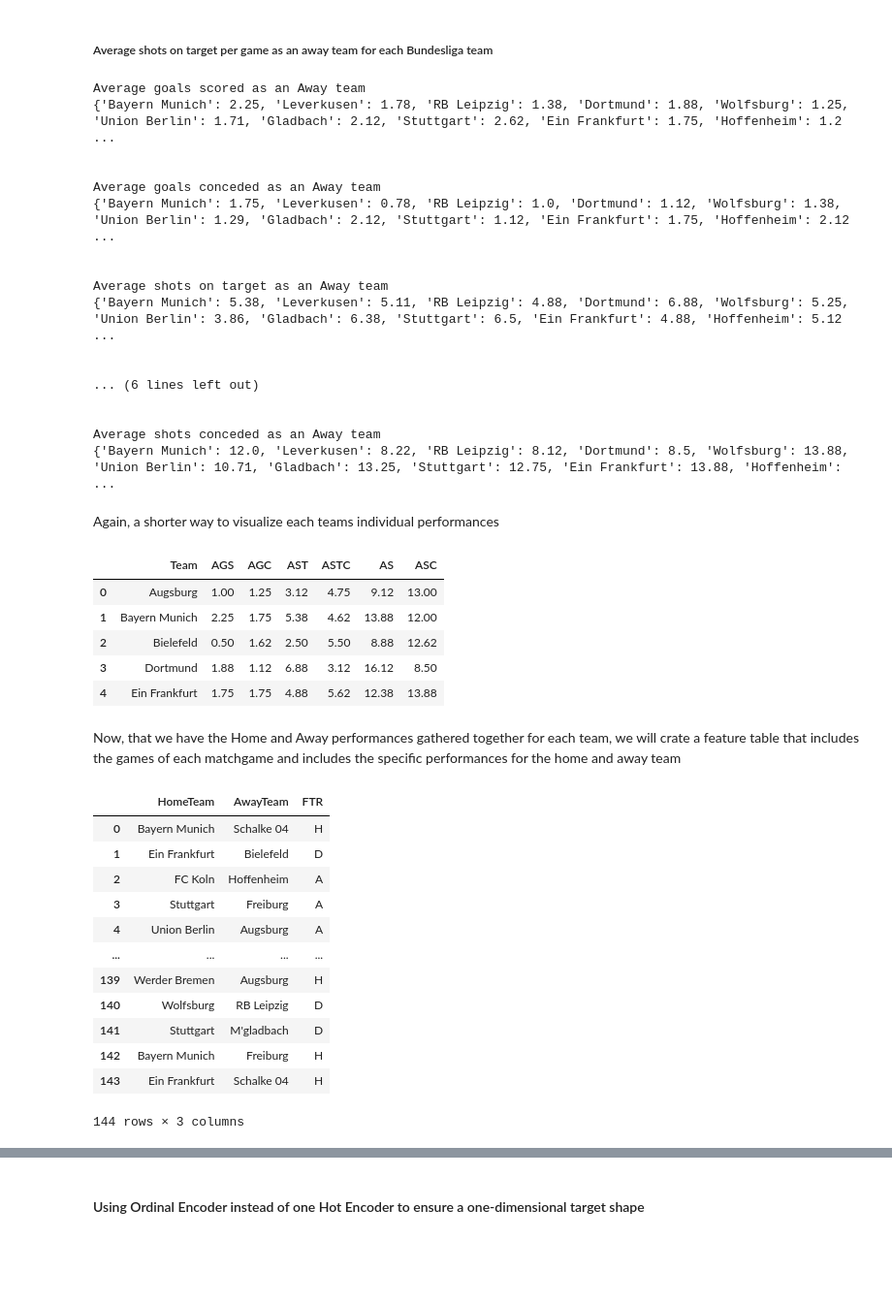
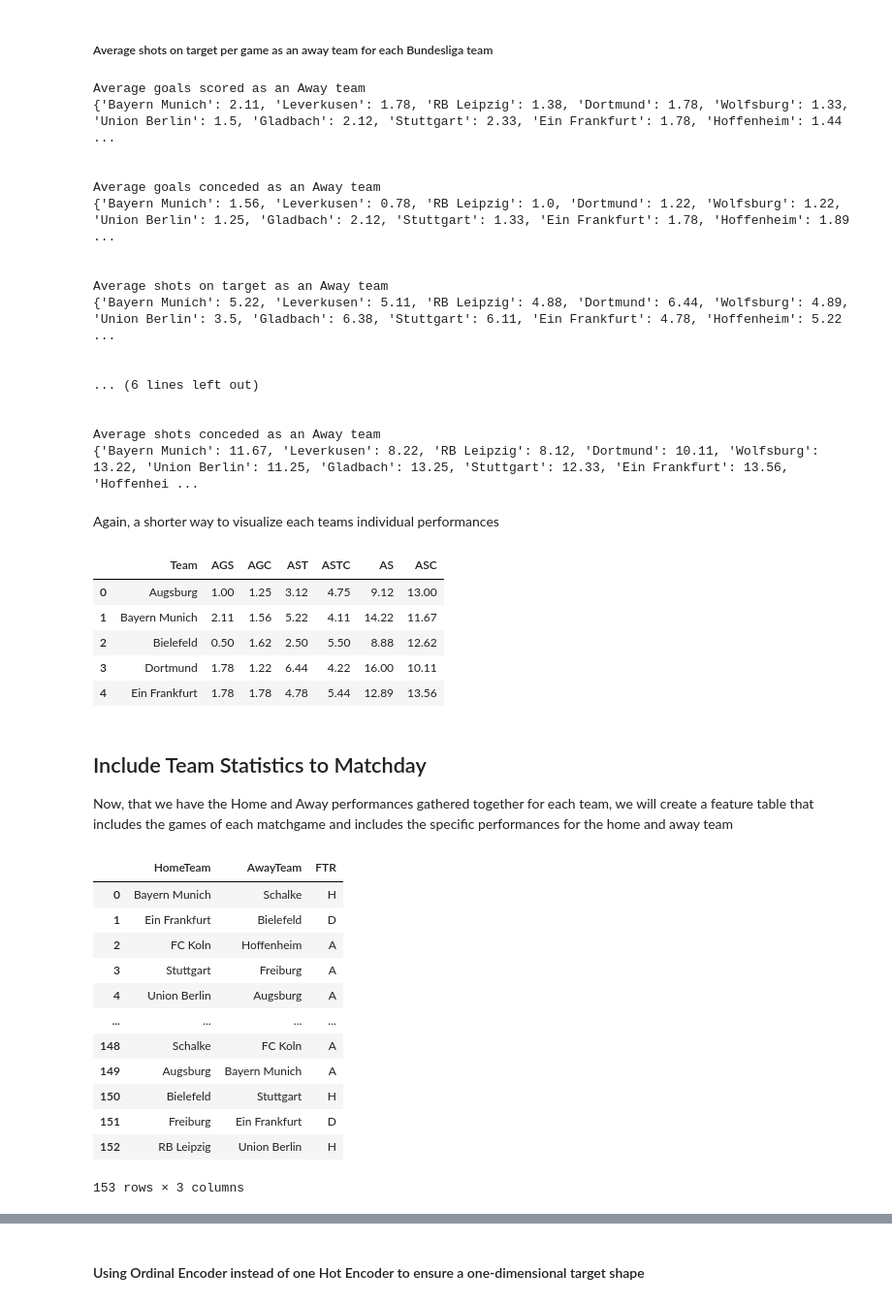
Before and after one commit to davidschs/SportsBetting-Algorithm, a Jupyter notebook: SportsBetting.ipynb, the cells around one changed output, grey strips where cells are left out. Shown at 97% size. Drawn from its saved outputs; the diff is of its cells as text; code cells hidden in the pictures; blank space fills up the shorter version.

```diff
--- a/SportsBetting.ipynb
+++ b/SportsBetting.ipynb
@@ -192,6 +173,6 @@ X1.head()
 - **HS** = Home team shots              $\qquad\qquad\qquad\;\;\;\;\;\;\;$  **AS** = Away team shots
 - **HST** = Home team shots on target   $\qquad\quad\;\;\;\;\;$  **AST** Away team shots on target
 # %%
-X1_clean = X1.drop(['HTR','FTR'], axis=1) # Dropping half time and full time result for training data
+X1_clean = X1.drop(['HTR'], axis=1) # Dropping half time result for training data
 X1_clean[0:10]
 # %% [output]
@@ -578,22 +559,22 @@ rounded_ASC = {key : round(avg_ASC[key], 2) for key in avg_ASC} # Round numbers
 print(rounded_ASC)
 # %% [output]
 Average goals scored as an Away team
-{'Bayern Munich': 2.25, 'Leverkusen': 1.78, 'RB Leipzig': 1.38, 'Dortmund': 1.88, 'Wolfsburg': 1.25, 'Union Berlin': 1.71, 'Gladbach': 2.12, 'Stuttgart': 2.62, 'Ein Frankfurt': 1.75, 'Hoffenheim': 1.2 ...
+{'Bayern Munich': 2.11, 'Leverkusen': 1.78, 'RB Leipzig': 1.38, 'Dortmund': 1.78, 'Wolfsburg': 1.33, 'Union Berlin': 1.5, 'Gladbach': 2.12, 'Stuttgart': 2.33, 'Ein Frankfurt': 1.78, 'Hoffenheim': 1.44 ...
 
 
 Average goals conceded as an Away team
-{'Bayern Munich': 1.75, 'Leverkusen': 0.78, 'RB Leipzig': 1.0, 'Dortmund': 1.12, 'Wolfsburg': 1.38, 'Union Berlin': 1.29, 'Gladbach': 2.12, 'Stuttgart': 1.12, 'Ein Frankfurt': 1.75, 'Hoffenheim': 2.12 ...
+{'Bayern Munich': 1.56, 'Leverkusen': 0.78, 'RB Leipzig': 1.0, 'Dortmund': 1.22, 'Wolfsburg': 1.22, 'Union Berlin': 1.25, 'Gladbach': 2.12, 'Stuttgart': 1.33, 'Ein Frankfurt': 1.78, 'Hoffenheim': 1.89 ...
 
 
 Average shots on target as an Away team
-{'Bayern Munich': 5.38, 'Leverkusen': 5.11, 'RB Leipzig': 4.88, 'Dortmund': 6.88, 'Wolfsburg': 5.25, 'Union Berlin': 3.86, 'Gladbach': 6.38, 'Stuttgart': 6.5, 'Ein Frankfurt': 4.88, 'Hoffenheim': 5.12 ...
+{'Bayern Munich': 5.22, 'Leverkusen': 5.11, 'RB Leipzig': 4.88, 'Dortmund': 6.44, 'Wolfsburg': 4.89, 'Union Berlin': 3.5, 'Gladbach': 6.38, 'Stuttgart': 6.11, 'Ein Frankfurt': 4.78, 'Hoffenheim': 5.22 ...
 
 
 ... (6 lines left out)
 
 
 Average shots conceded as an Away team
-{'Bayern Munich': 12.0, 'Leverkusen': 8.22, 'RB Leipzig': 8.12, 'Dortmund': 8.5, 'Wolfsburg': 13.88, 'Union Berlin': 10.71, 'Gladbach': 13.25, 'Stuttgart': 12.75, 'Ein Frankfurt': 13.88, 'Hoffenheim': ...
+{'Bayern Munich': 11.67, 'Leverkusen': 8.22, 'RB Leipzig': 8.12, 'Dortmund': 10.11, 'Wolfsburg': 13.22, 'Union Berlin': 11.25, 'Gladbach': 13.25, 'Stuttgart': 12.33, 'Ein Frankfurt': 13.56, 'Hoffenhei ...
 # %% [markdown]
 Again, a shorter way to visualize each teams individual performances
 # %%
@@ -612,27 +593,28 @@ StatsAway.head()
 # %% [output]
 |  | Team | AGS | AGC | AST | ASTC | AS | ASC |
 | 0 | Augsburg | 1.00 | 1.25 | 3.12 | 4.75 | 9.12 | 13.00 |
-| 1 | Bayern Munich | 2.25 | 1.75 | 5.38 | 4.62 | 13.88 | 12.00 |
+| 1 | Bayern Munich | 2.11 | 1.56 | 5.22 | 4.11 | 14.22 | 11.67 |
 | 2 | Bielefeld | 0.50 | 1.62 | 2.50 | 5.50 | 8.88 | 12.62 |
-| 3 | Dortmund | 1.88 | 1.12 | 6.88 | 3.12 | 16.12 | 8.50 |
-| 4 | Ein Frankfurt | 1.75 | 1.75 | 4.88 | 5.62 | 12.38 | 13.88 |
+| 3 | Dortmund | 1.78 | 1.22 | 6.44 | 4.22 | 16.00 | 10.11 |
+| 4 | Ein Frankfurt | 1.78 | 1.78 | 4.78 | 5.44 | 12.89 | 13.56 |
 # %% [markdown]
-Now, that we have the Home and Away performances gathered together for each team, we will crate a feature table that includes the games of each matchgame and includes the specific performances for the home and away team
+## Include Team Statistics to Matchday
+Now, that we have the Home and Away performances gathered together for each team, we will create a feature table that includes the games of each matchgame and includes the specific performances for the home and away team
 # %%
-FeatureTable = X1[['HomeTeam', 'AwayTeam', 'FTR']]
+FeatureTable = X1_clean[['HomeTeam', 'AwayTeam', 'FTR']]
 FeatureTable
 # %% [output]
 |  | HomeTeam | AwayTeam | FTR |
-| 0 | Bayern Munich | Schalke 04 | H |
+| 0 | Bayern Munich | Schalke | H |
 | 1 | Ein Frankfurt | Bielefeld | D |
 | 2 | FC Koln | Hoffenheim | A |
 | 3 | Stuttgart | Freiburg | A |
 | 4 | Union Berlin | Augsburg | A |
 | ... | ... | ... | ... |
-| 139 | Werder Bremen | Augsburg | H |
-| 140 | Wolfsburg | RB Leipzig | D |
-| 141 | Stuttgart | M'gladbach | D |
-| 142 | Bayern Munich | Freiburg | H |
-| 143 | Ein Frankfurt | Schalke 04 | H |
+| 148 | Schalke | FC Koln | A |
+| 149 | Augsburg | Bayern Munich | A |
+| 150 | Bielefeld | Stuttgart | H |
+| 151 | Freiburg | Ein Frankfurt | D |
+| 152 | RB Leipzig | Union Berlin | H |
-144 rows × 3 columns
+153 rows × 3 columns
 # %%
```
Also changed, not shown: parts of 46 cells of this notebook, 1 other file.
